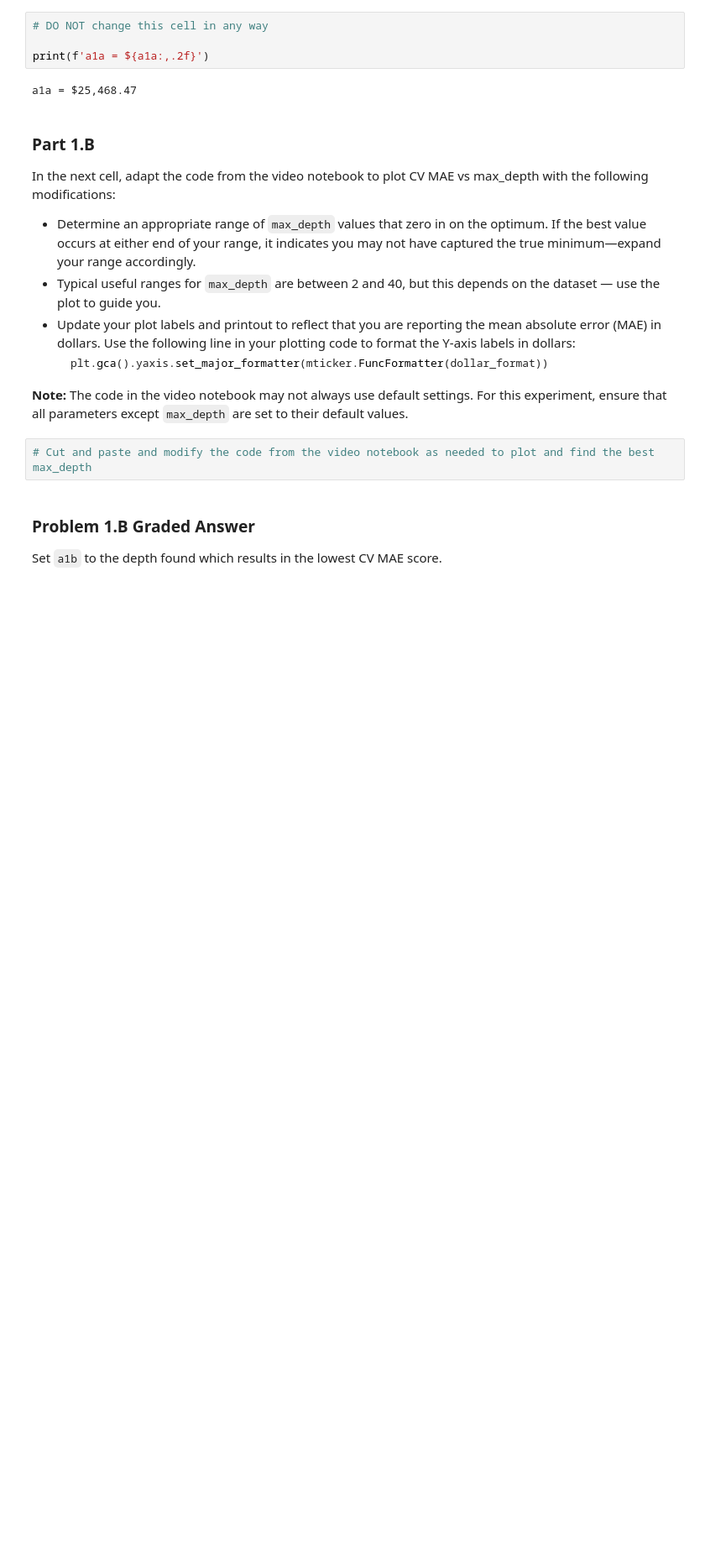
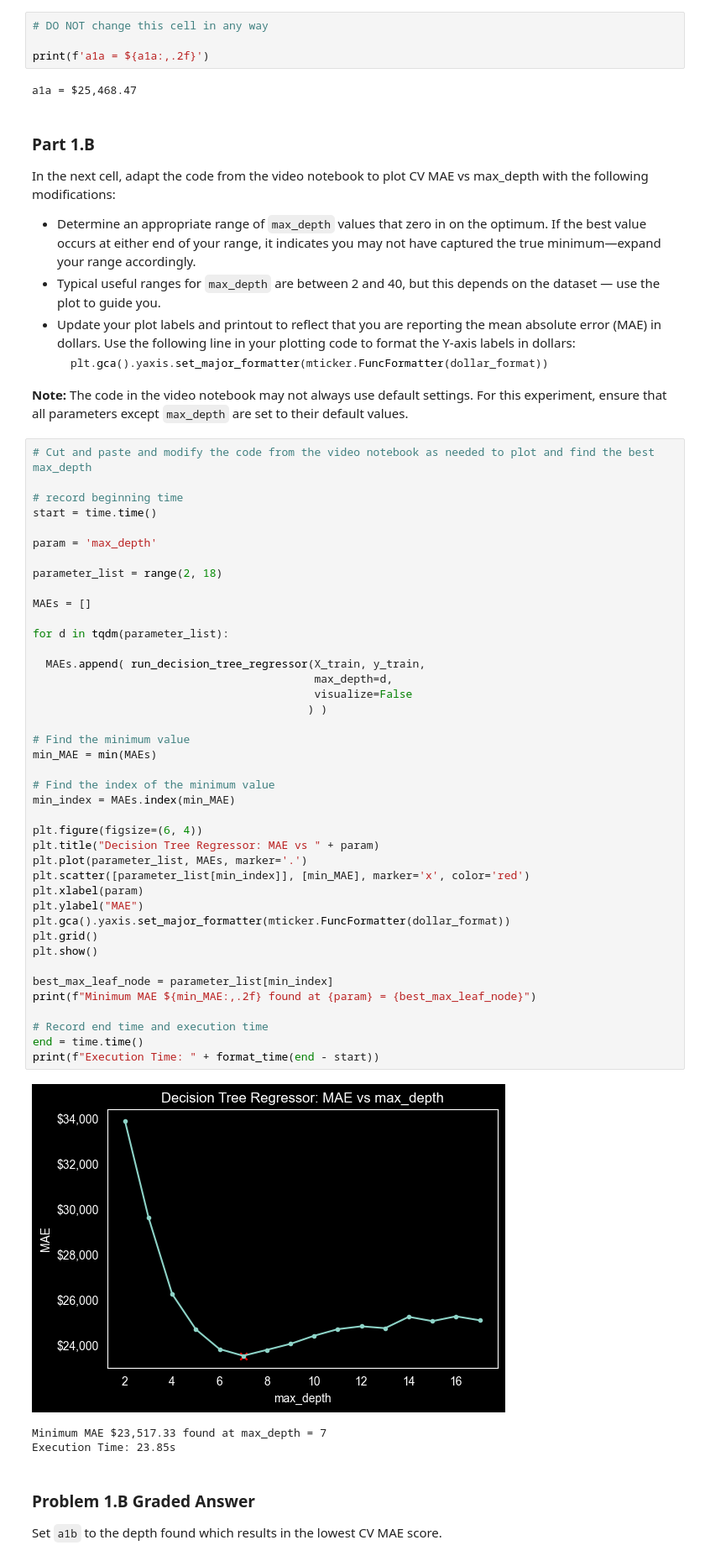
Before and after one commit to reynolkb-bu/Module-3-Assignments, a Jupyter notebook: Homework_06.ipynb, the cells around one changed output. Shown at 84% size. Cells and saved outputs as stored; diff of their text form; blank space fills up the shorter version.

````diff
--- a/Homework_06.ipynb
+++ b/Homework_06.ipynb
@@ -252,8 +252,51 @@ In the next cell, adapt the code from the video notebook to plot CV MAE vs max_d
   ```
 
 **Note:** The code in the video notebook may not always use default settings. For this experiment, ensure that all parameters except `max_depth` are set to their default values.
-# %%
-# Cut and paste and modify the code from the video notebook as needed to plot and find the best max_depth
+# %%
+# Cut and paste and modify the code from the video notebook as needed to plot and find the best max_depth
+
+# record beginning time
+start = time.time()
+
+param = 'max_depth'
+
+parameter_list = range(2, 18)
+
+MAEs = []
+
+for d in tqdm(parameter_list):
+
+  MAEs.append( run_decision_tree_regressor(X_train, y_train,
+                                           max_depth=d,
+                                           visualize=False
+                                          ) )
+
+# Find the minimum value
+min_MAE = min(MAEs)
+
+# Find the index of the minimum value
+min_index = MAEs.index(min_MAE)
+
+plt.figure(figsize=(6, 4))
+plt.title("Decision Tree Regressor: MAE vs " + param)
+plt.plot(parameter_list, MAEs, marker='.')
+plt.scatter([parameter_list[min_index]], [min_MAE], marker='x', color='red')
+plt.xlabel(param)
+plt.ylabel("MAE")
+plt.gca().yaxis.set_major_formatter(mticker.FuncFormatter(dollar_format))
+plt.grid()
+plt.show()
+
+best_max_leaf_node = parameter_list[min_index]
+print(f"Minimum MAE ${min_MAE:,.2f} found at {param} = {best_max_leaf_node}")
+
+# Record end time and execution time
+end = time.time()
+print(f"Execution Time: " + format_time(end - start))
+# %% [output]
+[figure, added]
+Minimum MAE $23,517.33 found at max_depth = 7
+Execution Time: 23.85s
 # %% [markdown]
 ### Problem 1.B Graded Answer
 
````
Also changed, not shown: parts of 6 cells of this notebook.
